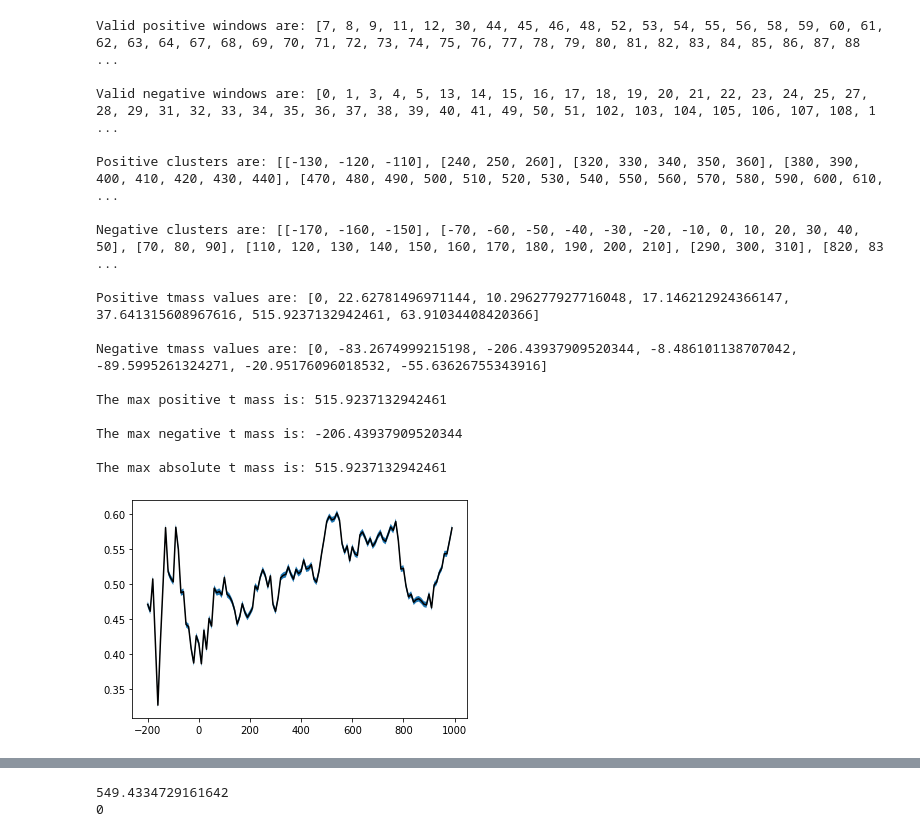
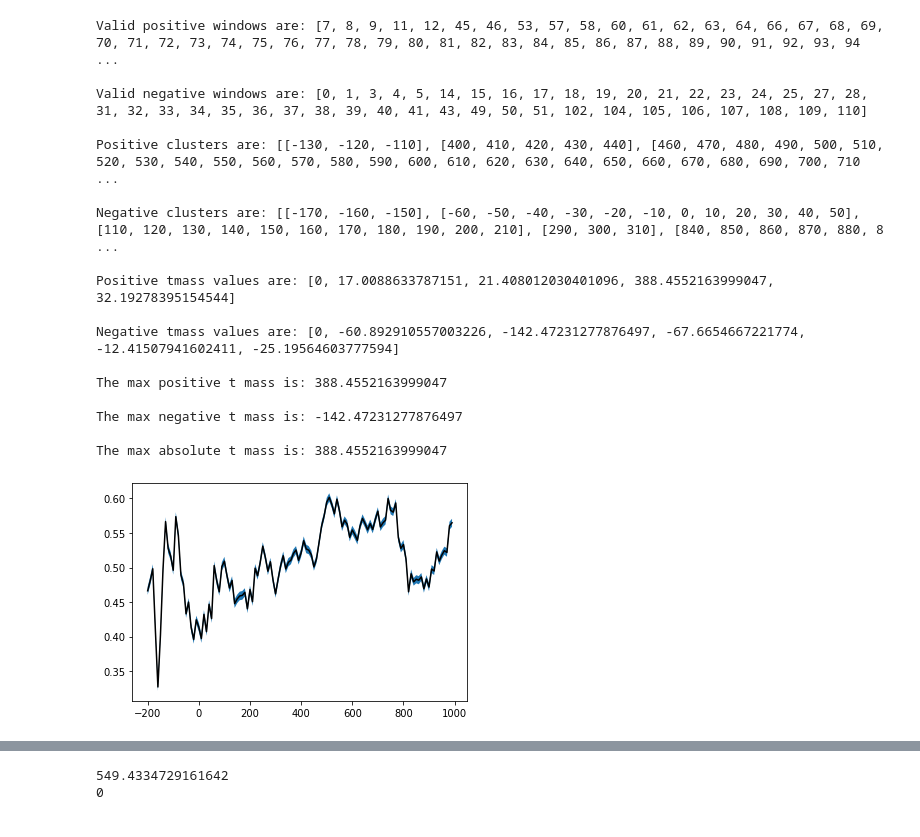
Before and after one commit to simpleParadox/jwlab_eeg, a Jupyter notebook: classification/notebooks/cluster_analysis_perm.ipynb, the cells around one changed output, grey strips where cells are left out. Cells and saved outputs as stored; diff of their text form; code cells hidden in the pictures.

```diff
--- a/classification/notebooks/cluster_analysis_perm.ipynb
+++ b/classification/notebooks/cluster_analysis_perm.ipynb
@@ -23,24 +23,24 @@ from matplotlib import pyplot as plt
 
 #cluster_analysis_procedure(9, False, "permutation", [-200, 1000, [10, 20, 40, 60], 10], [3, 5])
 # %%
-tmass = cluster_analysis_procedure(11, False, "permutation", [-200, 1000, [10], 10], [3, 15, 20])
+tmass = cluster_analysis_procedure(11, False, "permutation", [-200, 1000, [10], 10], [3, 15, 10])
 # %% [output]
-Valid positive windows are: [7, 8, 9, 11, 12, 30, 44, 45, 46, 48, 52, 53, 54, 55, 56, 58, 59, 60, 61, 62, 63, 64, 67, 68, 69, 70, 71, 72, 73, 74, 75, 76, 77, 78, 79, 80, 81, 82, 83, 84, 85, 86, 87, 88 ...
+Valid positive windows are: [7, 8, 9, 11, 12, 45, 46, 53, 57, 58, 60, 61, 62, 63, 64, 66, 67, 68, 69, 70, 71, 72, 73, 74, 75, 76, 77, 78, 79, 80, 81, 82, 83, 84, 85, 86, 87, 88, 89, 90, 91, 92, 93, 94 ...
 
-Valid negative windows are: [0, 1, 3, 4, 5, 13, 14, 15, 16, 17, 18, 19, 20, 21, 22, 23, 24, 25, 27, 28, 29, 31, 32, 33, 34, 35, 36, 37, 38, 39, 40, 41, 49, 50, 51, 102, 103, 104, 105, 106, 107, 108, 1 ...
+Valid negative windows are: [0, 1, 3, 4, 5, 14, 15, 16, 17, 18, 19, 20, 21, 22, 23, 24, 25, 27, 28, 31, 32, 33, 34, 35, 36, 37, 38, 39, 40, 41, 43, 49, 50, 51, 102, 104, 105, 106, 107, 108, 109, 110]
 
-Positive clusters are: [[-130, -120, -110], [240, 250, 260], [320, 330, 340, 350, 360], [380, 390, 400, 410, 420, 430, 440], [470, 480, 490, 500, 510, 520, 530, 540, 550, 560, 570, 580, 590, 600, 610, ...
+Positive clusters are: [[-130, -120, -110], [400, 410, 420, 430, 440], [460, 470, 480, 490, 500, 510, 520, 530, 540, 550, 560, 570, 580, 590, 600, 610, 620, 630, 640, 650, 660, 670, 680, 690, 700, 710 ...
 
-Negative clusters are: [[-170, -160, -150], [-70, -60, -50, -40, -30, -20, -10, 0, 10, 20, 30, 40, 50], [70, 80, 90], [110, 120, 130, 140, 150, 160, 170, 180, 190, 200, 210], [290, 300, 310], [820, 83 ...
+Negative clusters are: [[-170, -160, -150], [-60, -50, -40, -30, -20, -10, 0, 10, 20, 30, 40, 50], [110, 120, 130, 140, 150, 160, 170, 180, 190, 200, 210], [290, 300, 310], [840, 850, 860, 870, 880, 8 ...
 
-Positive tmass values are: [0, 22.62781496971144, 10.296277927716048, 17.146212924366147, 37.641315608967616, 515.9237132942461, 63.91034408420366]
+Positive tmass values are: [0, 17.0088633787151, 21.408012030401096, 388.4552163999047, 32.19278395154544]
 
-Negative tmass values are: [0, -83.2674999215198, -206.43937909520344, -8.486101138707042, -89.5995261324271, -20.95176096018532, -55.63626755343916]
+Negative tmass values are: [0, -60.892910557003226, -142.47231277876497, -67.6654667221774, -12.41507941602411, -25.19564603777594]
 
-The max positive t mass is: 515.9237132942461
+The max positive t mass is: 388.4552163999047
 
-The max negative t mass is: -206.43937909520344
+The max negative t mass is: -142.47231277876497
 
-The max absolute t mass is: 515.9237132942461
+The max absolute t mass is: 388.4552163999047
-[figure, old version]
+[figure, new version]
 # %%
```
Also changed, not shown: parts of 3 cells of this notebook, 2 other files.
